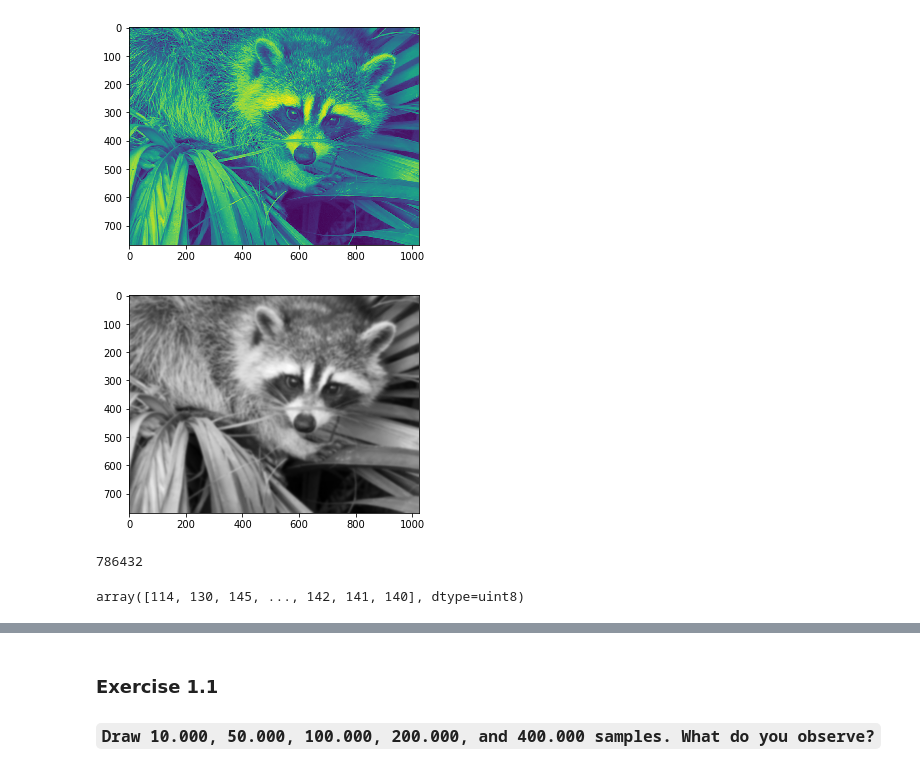
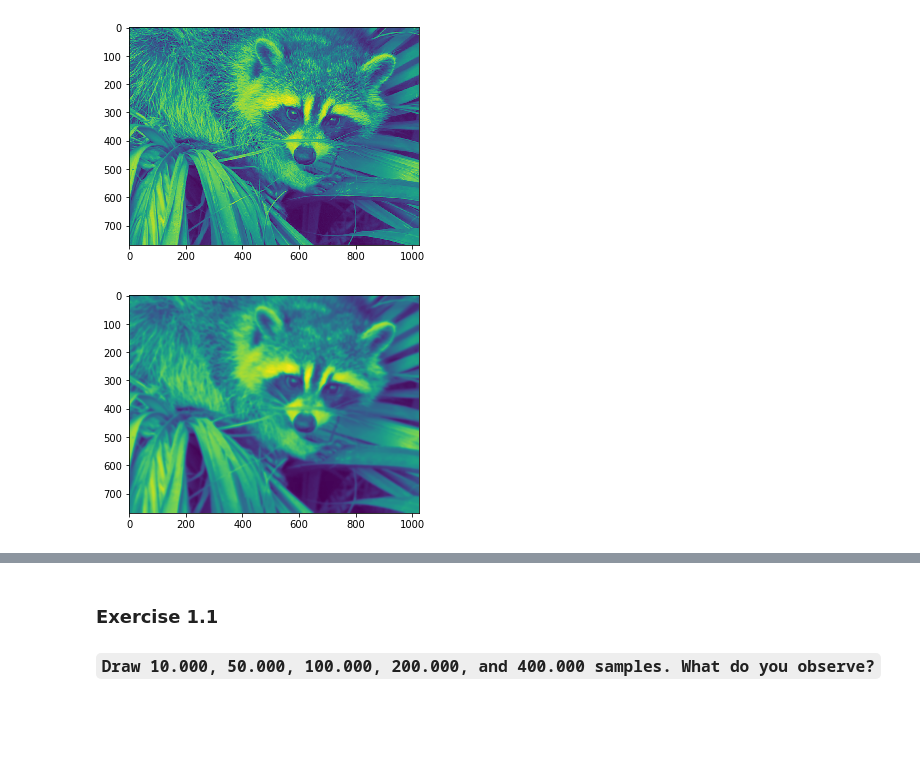
Before and after one commit to Mavengence/Pattern_Analysis_SS20_FAU, a Jupyter notebook: Exercise_2.ipynb, the cells around one changed output, grey strips where cells are left out. Drawn from its saved outputs; the diff is of its cells as text; code cells hidden in the pictures; blank space fills up the shorter version.

```diff
--- a/Exercise_2.ipynb
+++ b/Exercise_2.ipynb
@@ -54,8 +54,8 @@ plt.imshow(img);
 # %%
 from scipy.ndimage import gaussian_filter
 
 img_filtered = gaussian_filter(img, sigma=3)
 
-plt.imshow(img_filtered, 'gray', interpolation='gaussian');
+plt.imshow(img_filtered, interpolation='gaussian');
 # %% [output]
-[figure, old version]
+[figure, new version]
@@ -64,8 +61,0 @@ zero_img = np.zeros((img.shape[0], img.shape[1]))
-# %%
-len(img.flatten())
-# %% [output]
-786432
-# %%
-img.flatten()
-# %% [output]
-array([114, 130, 145, ..., 142, 141, 140], dtype=uint8)
```
Also changed, not shown: parts of 35 cells of this notebook, 1 other file.
